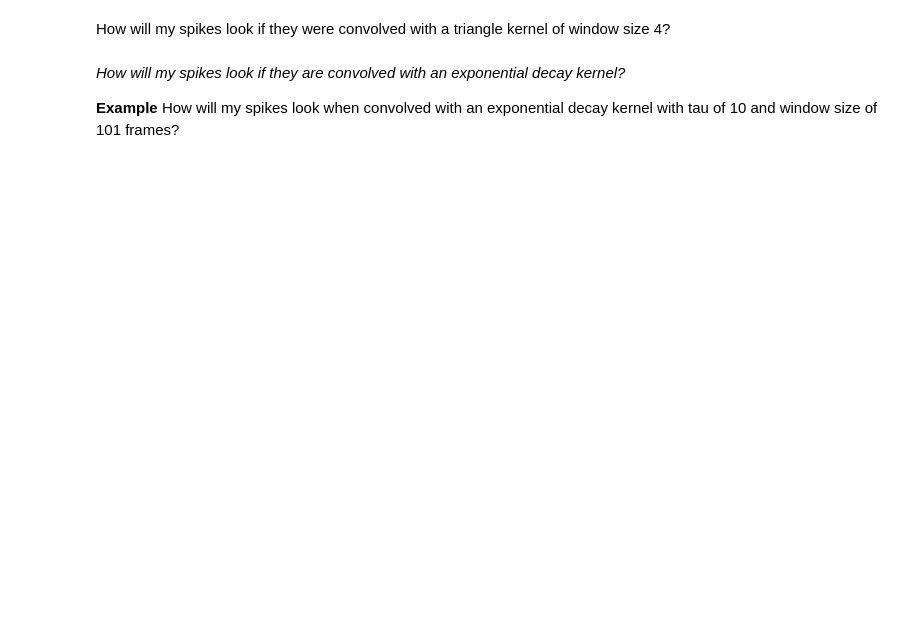
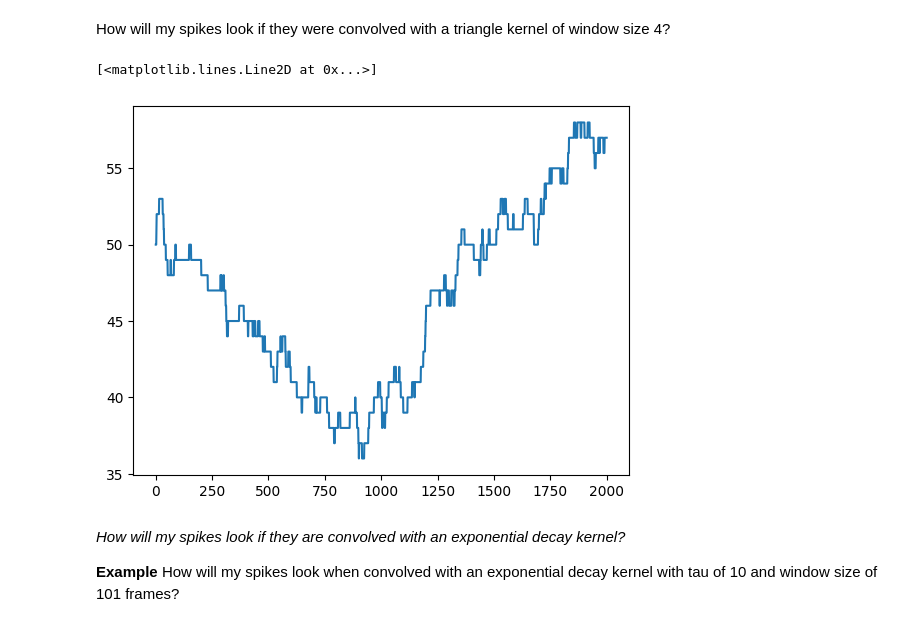
Before and after one commit to bkampa/intro-to-calcium-imaging-analysis-in-python-2025, a Jupyter notebook: day1/03. Spike Inference From Calcium Traces.ipynb, the cells around one changed output. Cells and saved outputs as stored; diff of their text form; code cells hidden in the pictures; blank space fills up the shorter version.

```diff
--- a/day1/03. Spike Inference From Calcium Traces.ipynb
+++ b/day1/03. Spike Inference From Calcium Traces.ipynb
@@ -52,5 +79,13 @@ How will my spikes look if they were convolved with a triangle kernel of window
 # %% [markdown]
 How will my spikes look if they were convolved with a triangle kernel of window size 4?
+# %%
+kernel = windows.boxcar(1000)
+kernel
+data = convolve(kernel, s1, mode='valid')
+plt.plot(data)
+# %% [output]
+[<matplotlib.lines.Line2D at 0x...>]
+[figure, added]
 # %% [markdown]
 *How will my spikes look if they are convolved with an exponential decay kernel?*
 
```
Also changed, not shown: parts of 21 cells of this notebook, 6 other files.
